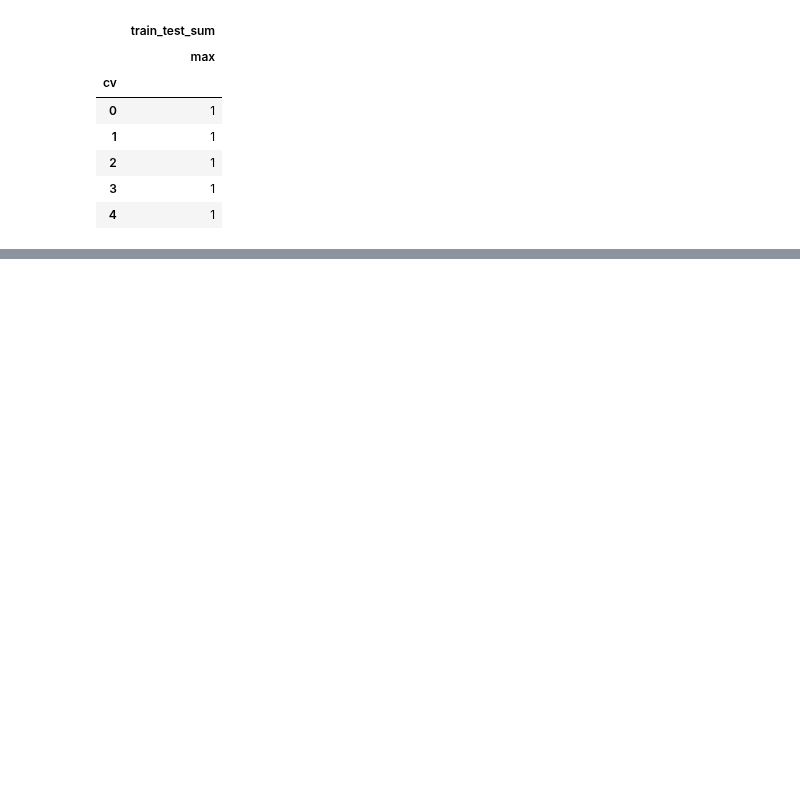
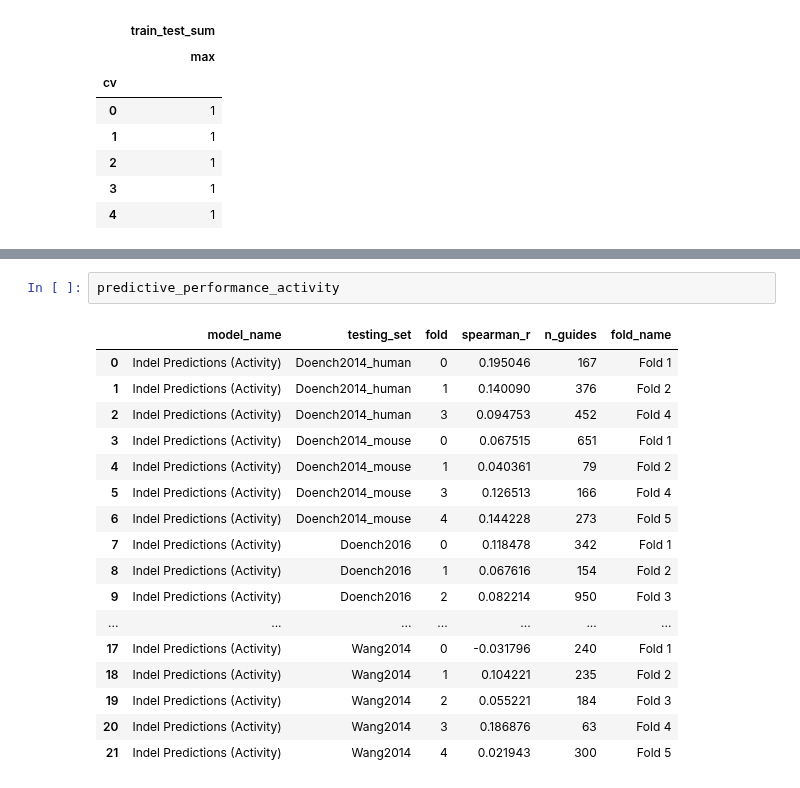
Before and after one commit to gpp-rnd/rs_dev, a Jupyter notebook: code/12_test_indel_predictions.ipynb, the cells around one changed output, grey strips where cells are left out. Drawn from its saved outputs; the diff is of its cells as text; blank space fills up the shorter version.

```diff
--- a/code/12_test_indel_predictions.ipynb
+++ b/code/12_test_indel_predictions.ipynb
@@ -159,0 +200,20 @@ clean_indel_predictions = (indelphi_predictions.rename({'ID': 'sgRNA Context Seq
+# %%
+predictive_performance_activity
+# %% [output]
+|  | model_name | testing_set | fold | spearman_r | n_guides | fold_name |
+| 0 | Indel Predictions (Activity) | Doench2014_human | 0 | 0.195046 | 167 | Fold 1 |
+| 1 | Indel Predictions (Activity) | Doench2014_human | 1 | 0.140090 | 376 | Fold 2 |
+| 2 | Indel Predictions (Activity) | Doench2014_human | 3 | 0.094753 | 452 | Fold 4 |
+| 3 | Indel Predictions (Activity) | Doench2014_mouse | 0 | 0.067515 | 651 | Fold 1 |
+| 4 | Indel Predictions (Activity) | Doench2014_mouse | 1 | 0.040361 | 79 | Fold 2 |
+| 5 | Indel Predictions (Activity) | Doench2014_mouse | 3 | 0.126513 | 166 | Fold 4 |
+| 6 | Indel Predictions (Activity) | Doench2014_mouse | 4 | 0.144228 | 273 | Fold 5 |
+| 7 | Indel Predictions (Activity) | Doench2016 | 0 | 0.118478 | 342 | Fold 1 |
+| 8 | Indel Predictions (Activity) | Doench2016 | 1 | 0.067616 | 154 | Fold 2 |
+| 9 | Indel Predictions (Activity) | Doench2016 | 2 | 0.082214 | 950 | Fold 3 |
+| ... | ... | ... | ... | ... | ... | ... |
+| 17 | Indel Predictions (Activity) | Wang2014 | 0 | -0.031796 | 240 | Fold 1 |
+| 18 | Indel Predictions (Activity) | Wang2014 | 1 | 0.104221 | 235 | Fold 2 |
+| 19 | Indel Predictions (Activity) | Wang2014 | 2 | 0.055221 | 184 | Fold 3 |
+| 20 | Indel Predictions (Activity) | Wang2014 | 3 | 0.186876 | 63 | Fold 4 |
+| 21 | Indel Predictions (Activity) | Wang2014 | 4 | 0.021943 | 300 | Fold 5 |
```
Also changed, not shown: parts of 14 cells of this notebook, 8 other files.
